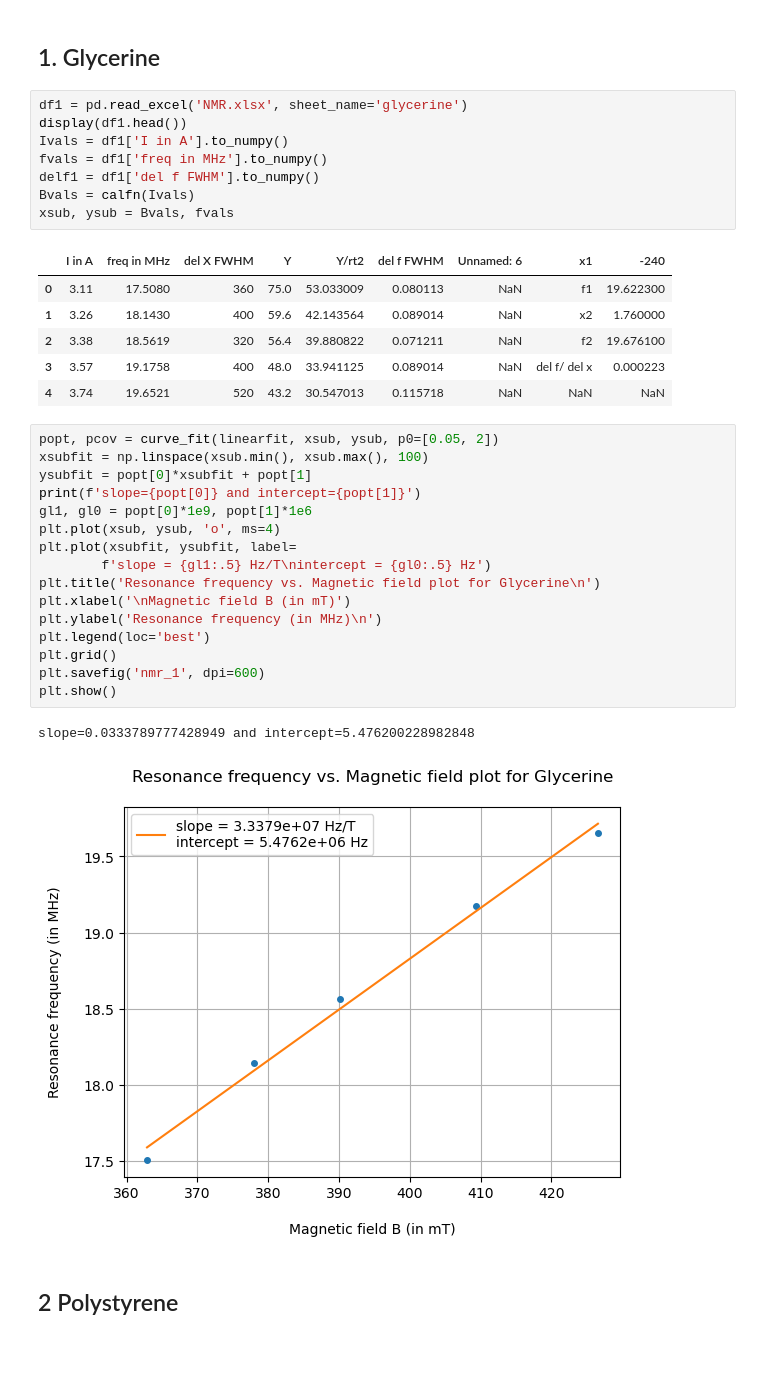
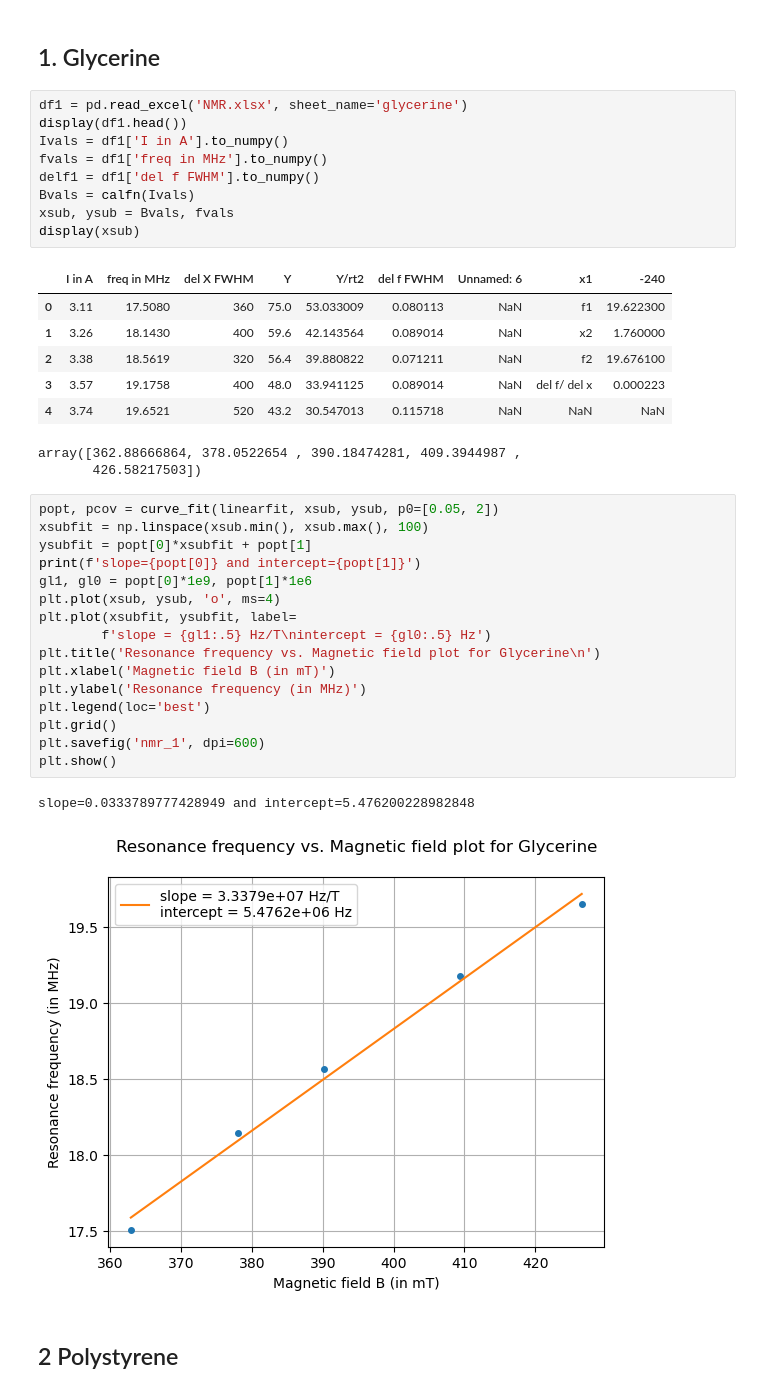
Before and after one commit to suman122003/SKP_IISc, a Jupyter notebook: PH_211_General_Physics_Lab/NMR/NMR_lin.ipynb, the cells around one changed output. Cells and saved outputs as stored; diff of their text form; blank space fills up the shorter version.

```diff
--- a/PH_211_General_Physics_Lab/NMR/NMR_lin.ipynb
+++ b/PH_211_General_Physics_Lab/NMR/NMR_lin.ipynb
@@ -53,6 +53,7 @@ fvals = df1['freq in MHz'].to_numpy()
 delf1 = df1['del f FWHM'].to_numpy()
 Bvals = calfn(Ivals)
 xsub, ysub = Bvals, fvals
+display(xsub)
 # %% [output]
 |  | I in A | freq in MHz | del X FWHM | Y | Y/rt2 | del f FWHM | Unnamed: 6 | x1 | -240 |
 | 0 | 3.11 | 17.5080 | 360 | 75.0 | 53.033009 | 0.080113 | NaN | f1 | 19.622300 |
@@ -60,25 +61,27 @@ xsub, ysub = Bvals, fvals
 | 2 | 3.38 | 18.5619 | 320 | 56.4 | 39.880822 | 0.071211 | NaN | f2 | 19.676100 |
 | 3 | 3.57 | 19.1758 | 400 | 48.0 | 33.941125 | 0.089014 | NaN | del f/ del x | 0.000223 |
 | 4 | 3.74 | 19.6521 | 520 | 43.2 | 30.547013 | 0.115718 | NaN | NaN | NaN |
+array([362.88666864, 378.0522654 , 390.18474281, 409.3944987 ,
+       426.58217503])
 # %%
 popt, pcov = curve_fit(linearfit, xsub, ysub, p0=[0.05, 2])
 xsubfit = np.linspace(xsub.min(), xsub.max(), 100)
 ysubfit = popt[0]*xsubfit + popt[1]
 print(f'slope={popt[0]} and intercept={popt[1]}')
 gl1, gl0 = popt[0]*1e9, popt[1]*1e6
 plt.plot(xsub, ysub, 'o', ms=4)
 plt.plot(xsubfit, ysubfit, label=
         f'slope = {gl1:.5} Hz/T\nintercept = {gl0:.5} Hz')
 plt.title('Resonance frequency vs. Magnetic field plot for Glycerine\n')
-plt.xlabel('\nMagnetic field B (in mT)')
-plt.ylabel('Resonance frequency (in MHz)\n')
+plt.xlabel('Magnetic field B (in mT)')
+plt.ylabel('Resonance frequency (in MHz)')
 plt.legend(loc='best')
 plt.grid()
 plt.savefig('nmr_1', dpi=600)
 plt.show()
 # %% [output]
 slope=0.0333789777428949 and intercept=5.476200228982848
-[figure, old version]
+[figure, new version]
 # %% [markdown]
 ## 2 Polystyrene
 # %%
```
Also changed, not shown: parts of 7 cells of this notebook.
